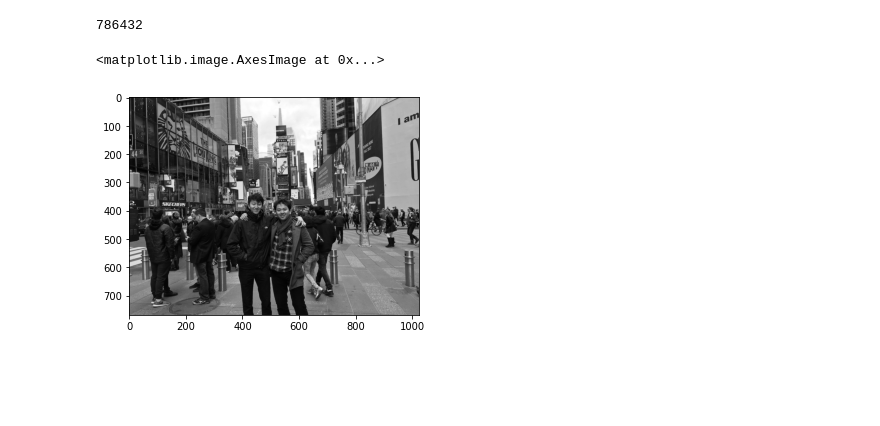
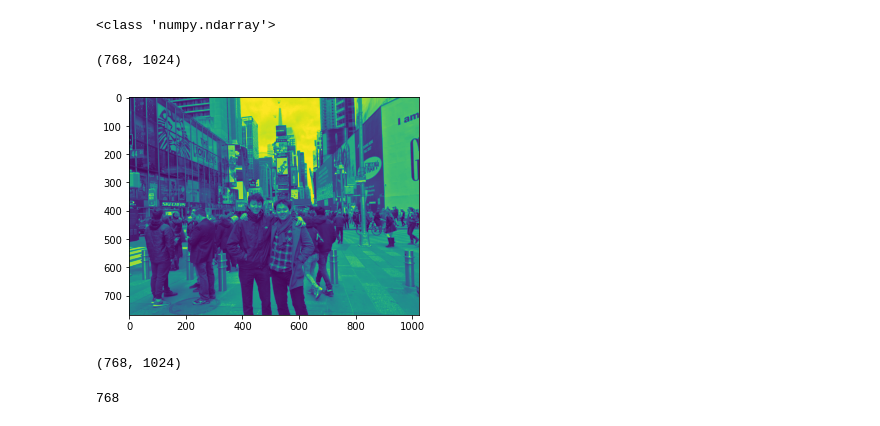
Before and after one commit to aabdygaziev/computer_vision, a Jupyter notebook: Untitled1.ipynb, the cells around one changed output. Cells and saved outputs as stored; diff of their text form; code cells hidden in the pictures; blank space fills up the shorter version.

```diff
--- a/Untitled1.ipynb
+++ b/Untitled1.ipynb
@@ -18,15 +13,15 @@ img.shape
-# %%
-# number of pixels
-img.size
-# %% [output]
-786432
-# %%
-
-ball = img[280:340, 330:390]
-
-img[273:333, 100:160] = ball
-# %%
-plt.imshow(img,cmap='gray')
-# %% [output]
-<matplotlib.image.AxesImage at 0x...>
-[figure, removed]
+# %%
+#type of the img file
+print(type(img))
+# %% [output]
+<class 'numpy.ndarray'>
+# %%
+img.shape
+# %% [output]
+(768, 1024)
+# %%
+%matplotlib inline
+plt.imshow(img)
+plt.show()
+# %% [output]
+[figure, added]
@@ -32,0 +31,8 @@ plt.imshow(img,cmap='gray')
+# %%
+img.shape[0:2]
+# %% [output]
+(768, 1024)
+# %%
+height
+# %% [output]
+768
```
Also changed, not shown: parts of 6 cells of this notebook.
